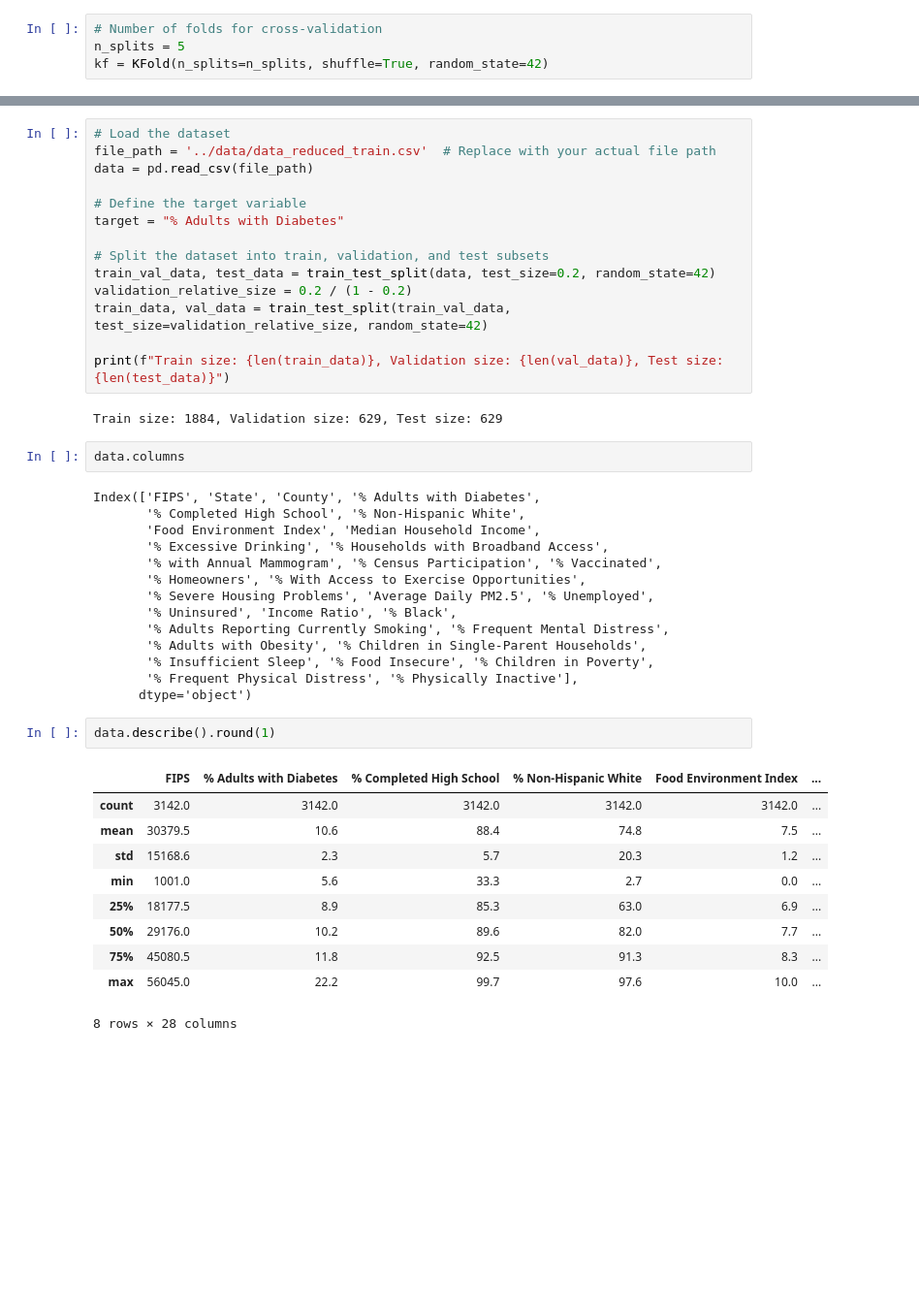
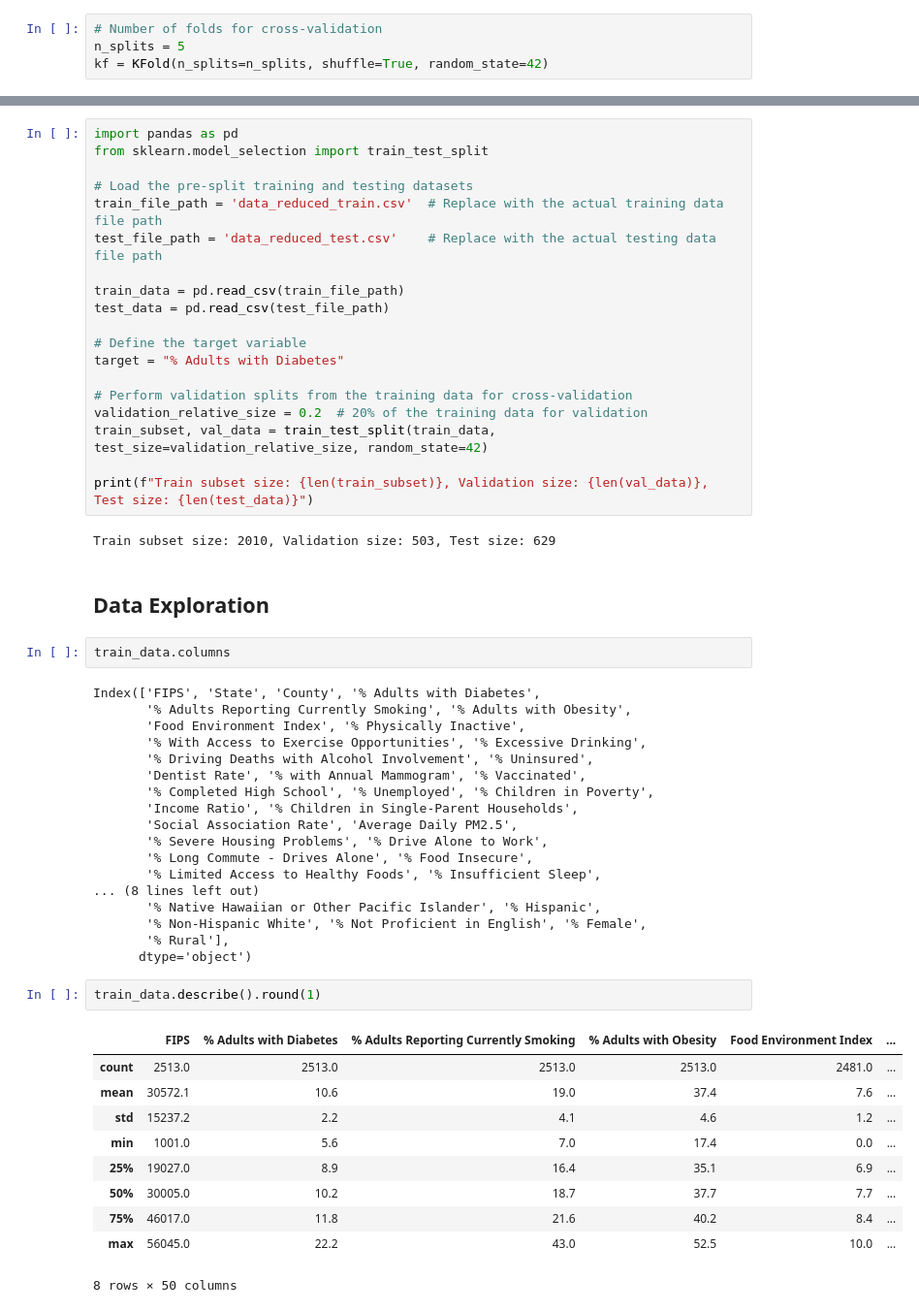
Before and after one commit to nedgren/Health-Insights, a Jupyter notebook: modeling/shravan_modeling_subset-of-features.ipynb, the cells around one changed output, grey strips where cells are left out. Shown at 97% size. Drawn from its saved outputs; the diff is of its cells as text; blank space fills up the shorter version.

```diff
--- a/modeling/shravan_modeling_subset-of-features.ipynb
+++ b/modeling/shravan_modeling_subset-of-features.ipynb
@@ -14,48 +19,59 @@ kf = KFold(n_splits=n_splits, shuffle=True, random_state=42)
 # %%
-# Load the dataset
-file_path = '../data/data_reduced_train.csv'  # Replace with your actual file path
-data = pd.read_csv(file_path)
+import pandas as pd
+from sklearn.model_selection import train_test_split
+
+# Load the pre-split training and testing datasets
+train_file_path = 'data_reduced_train.csv'  # Replace with the actual training data file path
+test_file_path = 'data_reduced_test.csv'    # Replace with the actual testing data file path
+
+train_data = pd.read_csv(train_file_path)
+test_data = pd.read_csv(test_file_path)
 
 # Define the target variable
 target = "% Adults with Diabetes"
 
-# Split the dataset into train, validation, and test subsets
-train_val_data, test_data = train_test_split(data, test_size=0.2, random_state=42)
-validation_relative_size = 0.2 / (1 - 0.2)
-train_data, val_data = train_test_split(train_val_data, test_size=validation_relative_size, random_state=42)
+# Perform validation splits from the training data for cross-validation
+validation_relative_size = 0.2  # 20% of the training data for validation
+train_subset, val_data = train_test_split(train_data, test_size=validation_relative_size, random_state=42)
 
-print(f"Train size: {len(train_data)}, Validation size: {len(val_data)}, Test size: {len(test_data)}")
+print(f"Train subset size: {len(train_subset)}, Validation size: {len(val_data)}, Test size: {len(test_data)}")
 # %% [output]
-Train size: 1884, Validation size: 629, Test size: 629
+Train subset size: 2010, Validation size: 503, Test size: 629
+# %% [markdown]
+## Data Exploration
 # %%
-data.columns
+train_data.columns
 # %% [output]
 Index(['FIPS', 'State', 'County', '% Adults with Diabetes',
-       '% Completed High School', '% Non-Hispanic White',
-       'Food Environment Index', 'Median Household Income',
-       '% Excessive Drinking', '% Households with Broadband Access',
-       '% with Annual Mammogram', '% Census Participation', '% Vaccinated',
-       '% Homeowners', '% With Access to Exercise Opportunities',
-       '% Severe Housing Problems', 'Average Daily PM2.5', '% Unemployed',
-       '% Uninsured', 'Income Ratio', '% Black',
-       '% Adults Reporting Currently Smoking', '% Frequent Mental Distress',
-       '% Adults with Obesity', '% Children in Single-Parent Households',
-       '% Insufficient Sleep', '% Food Insecure', '% Children in Poverty',
-       '% Frequent Physical Distress', '% Physically Inactive'],
+       '% Adults Reporting Currently Smoking', '% Adults with Obesity',
+       'Food Environment Index', '% Physically Inactive',
+       '% With Access to Exercise Opportunities', '% Excessive Drinking',
+       '% Driving Deaths with Alcohol Involvement', '% Uninsured',
+       'Dentist Rate', '% with Annual Mammogram', '% Vaccinated',
+       '% Completed High School', '% Unemployed', '% Children in Poverty',
+       'Income Ratio', '% Children in Single-Parent Households',
+       'Social Association Rate', 'Average Daily PM2.5',
+       '% Severe Housing Problems', '% Drive Alone to Work',
+       '% Long Commute - Drives Alone', '% Food Insecure',
+       '% Limited Access to Healthy Foods', '% Insufficient Sleep',
+... (8 lines left out)
+       '% Native Hawaiian or Other Pacific Islander', '% Hispanic',
+       '% Non-Hispanic White', '% Not Proficient in English', '% Female',
+       '% Rural'],
       dtype='object')
 # %%
-data.describe().round(1)
+train_data.describe().round(1)
 # %% [output]
-|  | FIPS | % Adults with Diabetes | % Completed High School | % Non-Hispanic White | Food Environment Index | ... |
-| count | 3142.0 | 3142.0 | 3142.0 | 3142.0 | 3142.0 | ... |
-| mean | 30379.5 | 10.6 | 88.4 | 74.8 | 7.5 | ... |
-| std | 15168.6 | 2.3 | 5.7 | 20.3 | 1.2 | ... |
-| min | 1001.0 | 5.6 | 33.3 | 2.7 | 0.0 | ... |
-| 25% | 18177.5 | 8.9 | 85.3 | 63.0 | 6.9 | ... |
-| 50% | 29176.0 | 10.2 | 89.6 | 82.0 | 7.7 | ... |
-| 75% | 45080.5 | 11.8 | 92.5 | 91.3 | 8.3 | ... |
-| max | 56045.0 | 22.2 | 99.7 | 97.6 | 10.0 | ... |
+|  | FIPS | % Adults with Diabetes | % Adults Reporting Currently Smoking | % Adults with Obesity | Food Environment Index | ... |
+| count | 2513.0 | 2513.0 | 2513.0 | 2513.0 | 2481.0 | ... |
+| mean | 30572.1 | 10.6 | 19.0 | 37.4 | 7.6 | ... |
+| std | 15237.2 | 2.2 | 4.1 | 4.6 | 1.2 | ... |
+| min | 1001.0 | 5.6 | 7.0 | 17.4 | 0.0 | ... |
+| 25% | 19027.0 | 8.9 | 16.4 | 35.1 | 6.9 | ... |
+| 50% | 30005.0 | 10.2 | 18.7 | 37.7 | 7.7 | ... |
+| 75% | 46017.0 | 11.8 | 21.6 | 40.2 | 8.4 | ... |
+| max | 56045.0 | 22.2 | 43.0 | 52.5 | 10.0 | ... |
-8 rows × 28 columns
+8 rows × 50 columns
 # %%
 # Plot histograms for % Adults with Diabetes and % Adults with Obesity
 columns_to_plot = ["% Adults with Diabetes", "% Adults with Obesity"]
```
Also changed, not shown: parts of 17 cells of this notebook.
